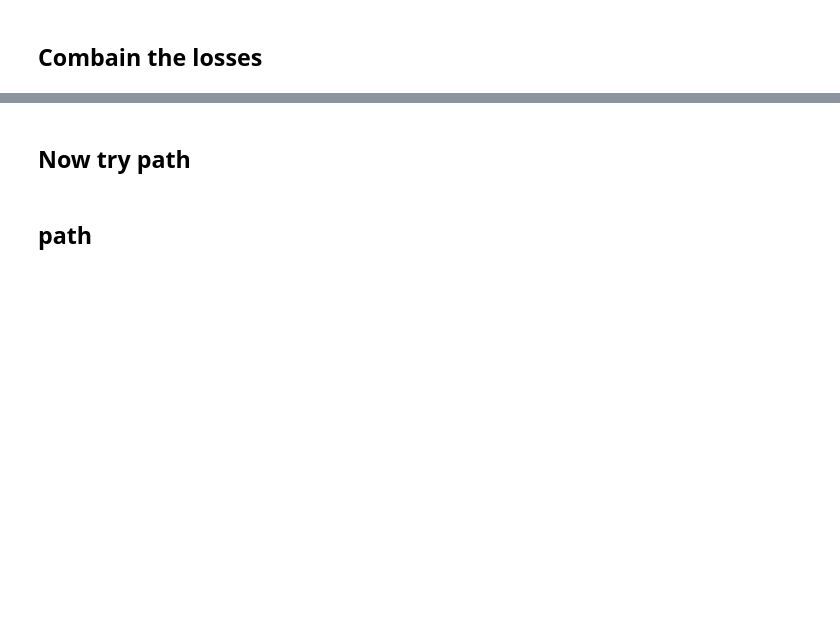
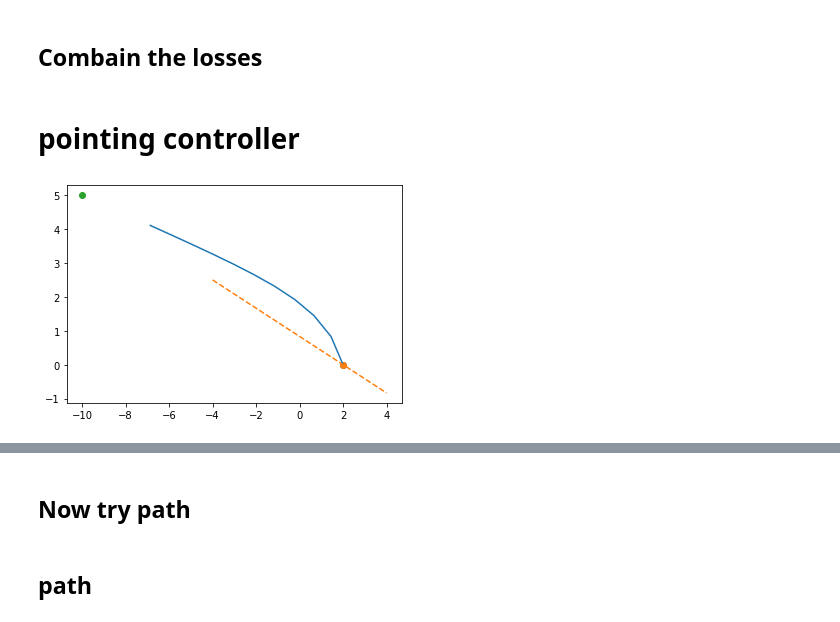
Before and after one commit to Nyctolex/Autonomous-Car, a Jupyter notebook: Path Control/Alex's junk code/Path Control Mathematics.ipynb, the cells around one changed output, grey strips where cells are left out. Saved outputs shown, nothing was run; the diff lists cells and outputs as text; code cells hidden in the pictures; blank space fills up the shorter version.

```diff
--- a/Path Control/Alex's junk code/Path Control Mathematics.ipynb
+++ b/Path Control/Alex's junk code/Path Control Mathematics.ipynb
@@ -509,3 +498,81 @@ def angle_controller(line, direction):
     if is_clock_wise_angle(p,  direction):
         return angle
     return -1*angle
+# %% [markdown]
+# pointing controller
+# %%
+import numpy as np
+from numpy.linalg import norm
+import matplotlib.pyplot as plt
+%matplotlib inline
+
+def next_point_controller(point, position, velocity_vector):
+    pointing_vector = point-position
+    angle = inner_angle(velocity_vector, pointing_vector)
+    if is_clock_wise_angle(pointing_vector,  velocity_vector):
+        return angle
+    return -1*angle
+
+#hyper parameters
+dt = 1
+learning_reate = 1
+w = 0.1
+#initial parameters
+initial_velocity = 1
+initial_theta = uniform(-np.pi, np.pi)
+initial_theta = np.pi/2
+initial_pos = np.array([2,0])
+#initial parameters
+
+# initial_pos = np.array([uniform(-1, 1), uniform(-1, 1)])
+initial_pos = np.array([2, 0])
+# p1 = np.array([uniform(-1, 1), uniform(-1, 1)])
+p1 = initial_pos
+# p2 = np.array([uniform(-1, 1), uniform(-1, 1)])
+p2 = np.array([-10, 5])
+
+
+line = np.array([p1, p2])
+
+# initial_pos = p1
+p = p2-p1
+
+plt.scatter(initial_pos[0], initial_pos[1])
+plt.scatter(p1[0], p1[1])
+plt.scatter(p2[0], p2[1])
+car = Car(initial_pos, initial_theta, initial_velocity)
+
+
+car_path = [initial_pos]
+
+for t in range(10):
+    theta = car.get_direction()
+    velocity = car.velocity
+    v_hat = np.array([np.cos(theta), np.sin(theta)])
+    v = velocity*v_hat
+
+    d = abs(line_point_distance(line, car.position))
+    distance_direction_change = distance_controller(car.position, v, line)
+    parallel_direction_change = angle_controller(line, v_hat)
+
+    d_theta = 0.5*next_point_controller(p2, car.position, v)
+    new_theta =theta +  d_theta
+
+
+    car.set_direction(new_theta)
+    car.update_position(dt)
+    car_path.append(car.position)
+
+
+car_path  =np.array(car_path)
+plt.plot(car_path[:,0], car_path[:,1])
+
+
+
+# plot_vec(hat(p)*2, (0,0), width=0.1)
+
+plot_line(p1, p2, [-4,4])
+# plt.xlim([-6,6])
+# plt.ylim([-2,2])
+# %% [output]
+[figure, added]
```
Also changed, not shown: parts of 13 cells of this notebook, 1 other file.
